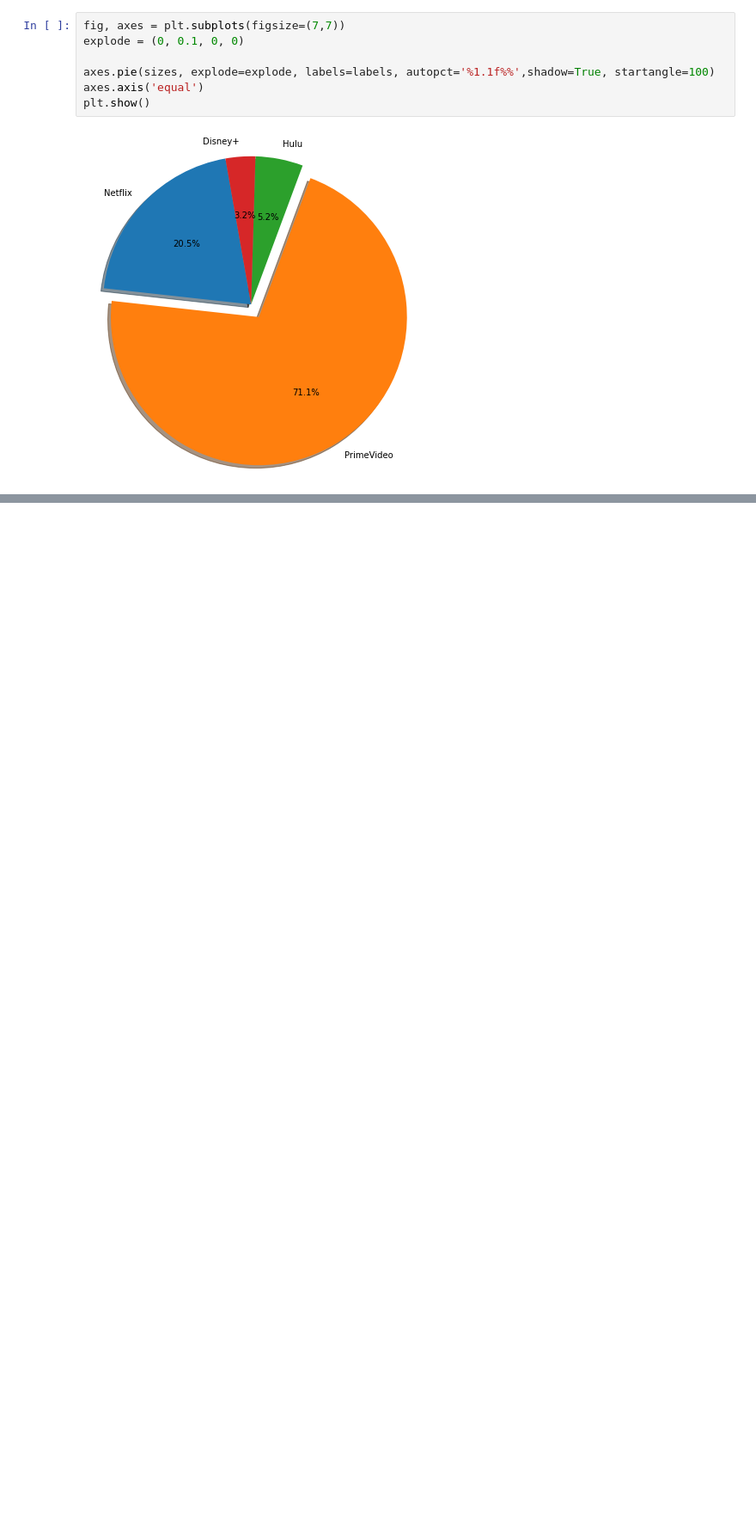
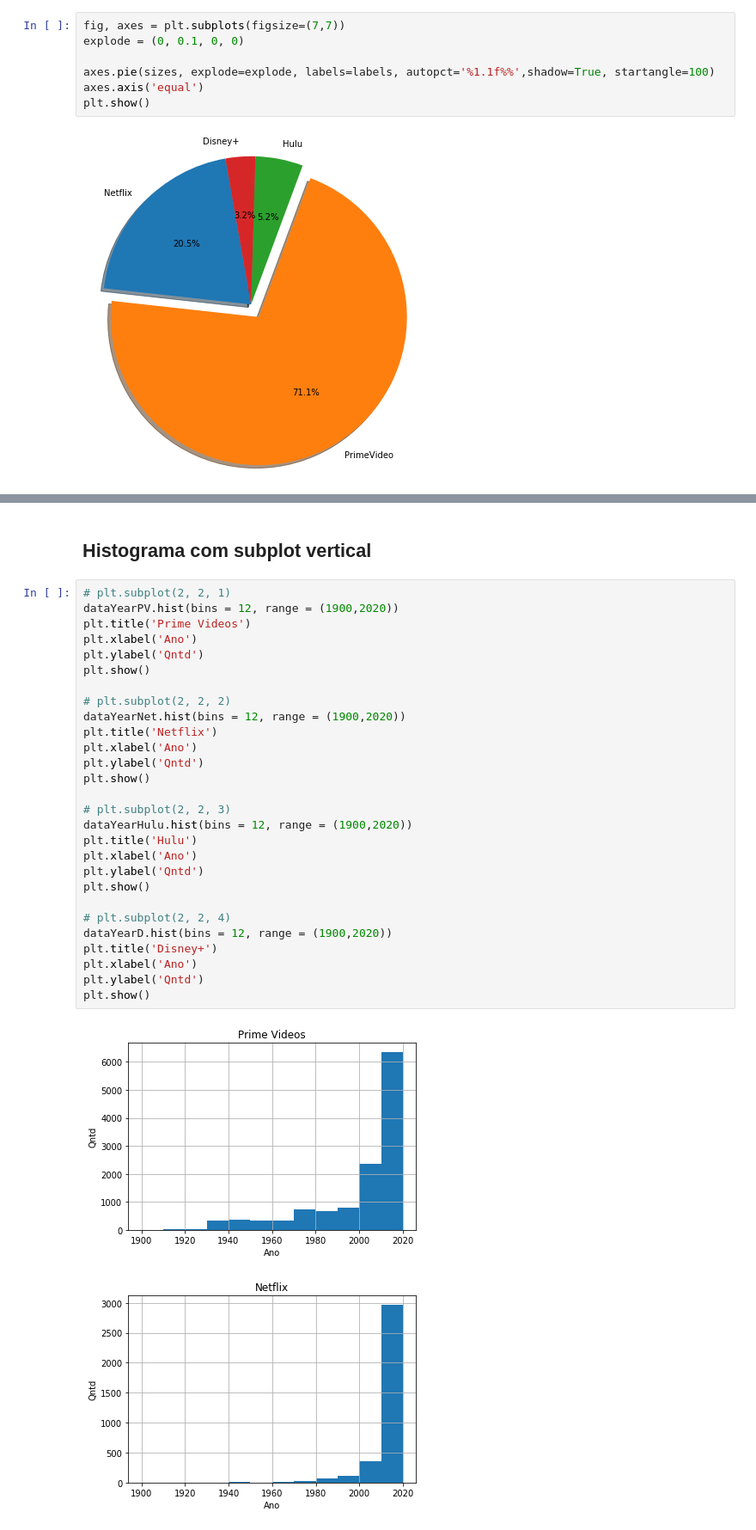
Before and after one commit to Natan10/mineracao-dados-ufc, a Jupyter notebook: Trabalho1/Trabalho1-mineração.ipynb, the cells around one changed output, grey strips where cells are left out. Shown: that part at 86% size. Cells and saved outputs as stored; diff of their text form; blank space fills up the shorter version.

```diff
--- a/Trabalho1/Trabalho1-mineração.ipynb
+++ b/Trabalho1/Trabalho1-mineração.ipynb
@@ -109,0 +154,33 @@ plt.show()
+# %% [markdown]
+## Histograma com subplot vertical
+# %%
+# plt.subplot(2, 2, 1)
+dataYearPV.hist(bins = 12, range = (1900,2020))
+plt.title('Prime Videos')
+plt.xlabel('Ano')
+plt.ylabel('Qntd')
+plt.show()
+
+# plt.subplot(2, 2, 2)
+dataYearNet.hist(bins = 12, range = (1900,2020))
+plt.title('Netflix')
+plt.xlabel('Ano')
+plt.ylabel('Qntd')
+plt.show()
+
+# plt.subplot(2, 2, 3)
+dataYearHulu.hist(bins = 12, range = (1900,2020))
+plt.title('Hulu')
+plt.xlabel('Ano')
+plt.ylabel('Qntd')
+plt.show()
+
+# plt.subplot(2, 2, 4)
+dataYearD.hist(bins = 12, range = (1900,2020))
+plt.title('Disney+')
+plt.xlabel('Ano')
+plt.ylabel('Qntd')
+plt.show()
+# %% [output]
+[figure, added]
+[figure, added]
```
Also changed, not shown: parts of 15 cells of this notebook, 1 other file.
